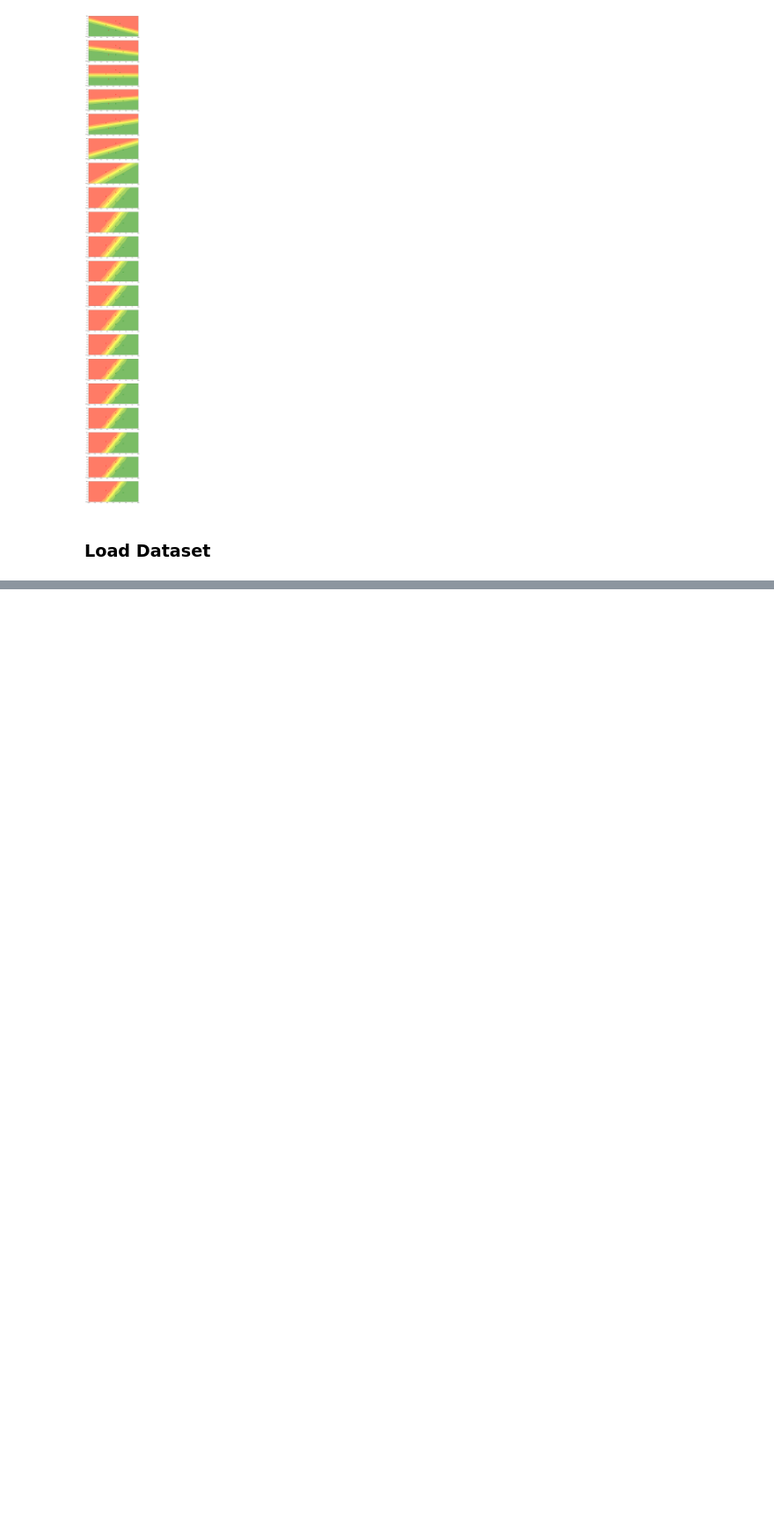
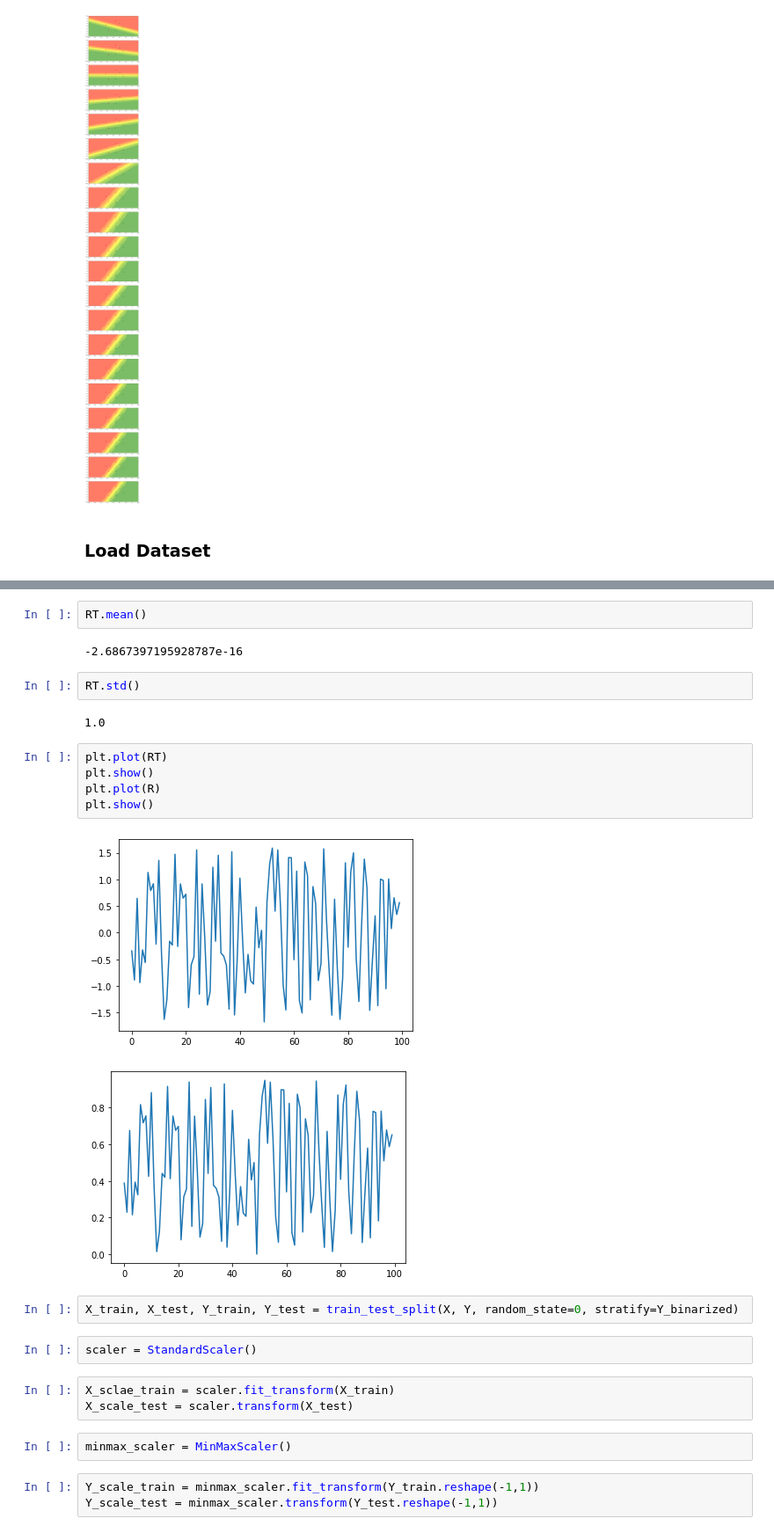
Before and after one commit to PavanReddy28/ML, a Jupyter notebook: Sigmoid_Neuron.ipynb, the cells around one changed output, grey strips where cells are left out. Shown at 88% size. Drawn from its saved outputs; the diff is of its cells as text; blank space fills up the shorter version.

```diff
--- a/Sigmoid_Neuron.ipynb
+++ b/Sigmoid_Neuron.ipynb
@@ -274,0 +456,28 @@ HTTP request sent, awaiting response... 404 Not Found
+# %%
+RT.mean()
+# %% [output]
+-2.6867397195928787e-16
+# %%
+RT.std()
+# %% [output]
+1.0
+# %%
+plt.plot(RT)
+plt.show()
+plt.plot(R)
+plt.show()
+# %% [output]
+[figure, added]
+[figure, added]
+# %%
+X_train, X_test, Y_train, Y_test = train_test_split(X, Y, random_state=0, stratify=Y_binarized)
+# %%
+scaler = StandardScaler()
+# %%
+X_sclae_train = scaler.fit_transform(X_train)
+X_scale_test = scaler.transform(X_test)
+# %%
+minmax_scaler = MinMaxScaler()
+# %%
+Y_scale_train = minmax_scaler.fit_transform(Y_train.reshape(-1,1))
+Y_scale_test = minmax_scaler.transform(Y_test.reshape(-1,1))
```
Also changed, not shown: parts of 46 cells of this notebook.
